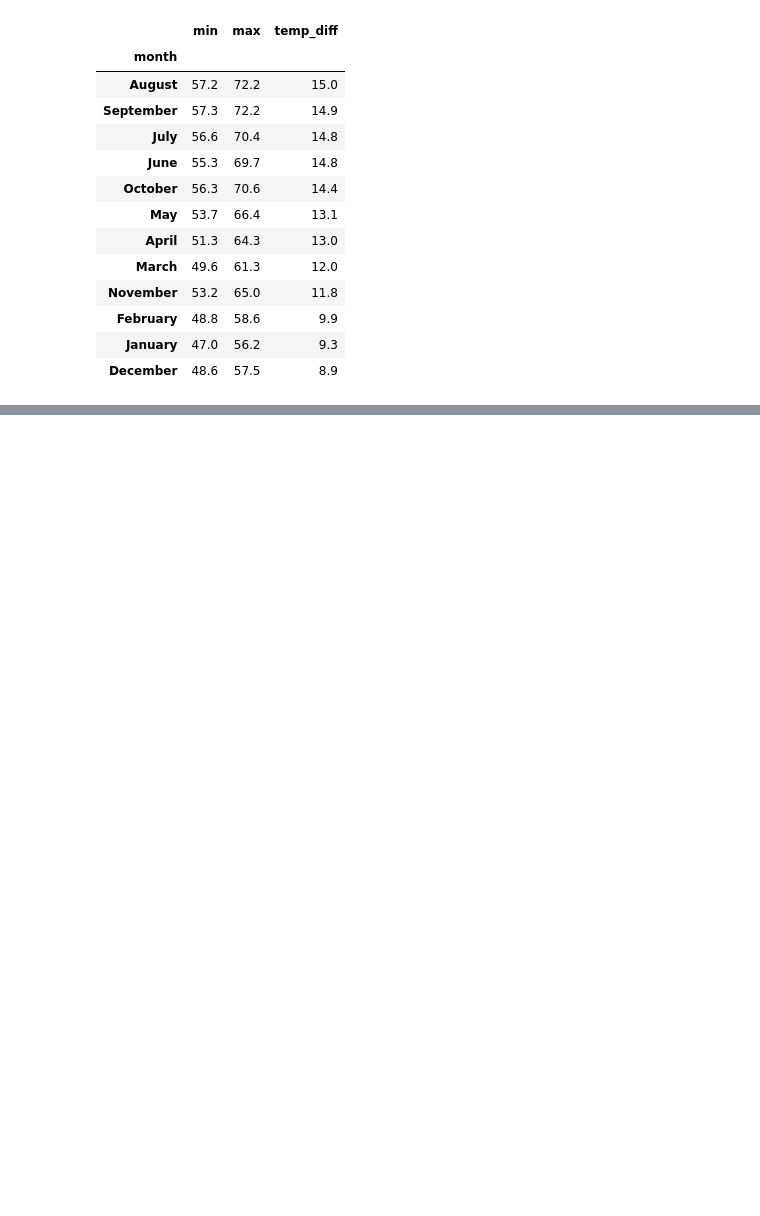
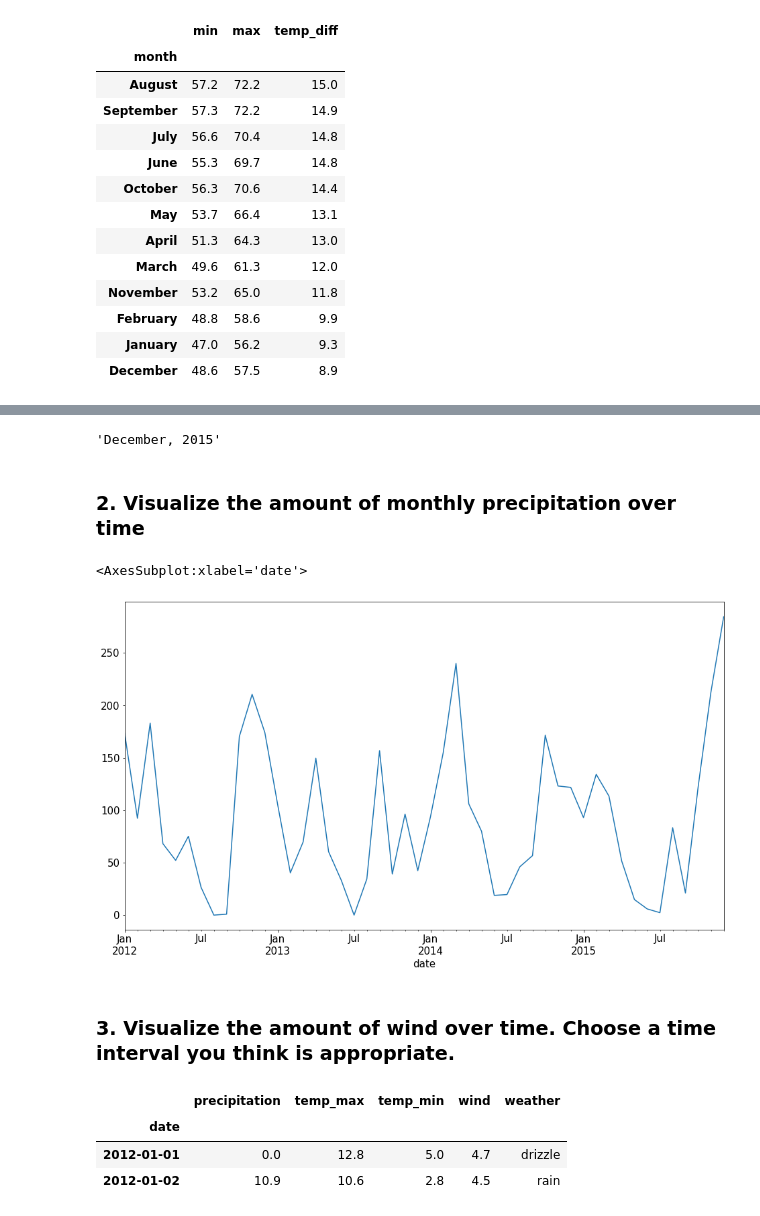
Before and after one commit to cristinalucin/time-series-exercises, a Jupyter notebook: data_acquisition.ipynb, the cells around one changed output, grey strips where cells are left out. Saved outputs shown, nothing was run; the diff lists cells and outputs as text; code cells hidden in the pictures; blank space fills up the shorter version.

```diff
--- a/data_acquisition.ipynb
+++ b/data_acquisition.ipynb
@@ -948,0 +193,2 @@ days.groupby('month').max().sort_values('temp_diff', ascending=False)
+# %%
+df = data.seattle_weather()
@@ -948,0 +222,21 @@ days.groupby('month').max().sort_values('temp_diff', ascending=False)
+# %%
+# Class solution with strftime
+df.resample('M').precipitation.sum().idxmax().strftime('%B, %Y')
+# %% [output]
+'December, 2015'
+# %% [markdown]
+### 2. Visualize the amount of monthly precipitation over time
+# %%
+df.resample('M').sum().precipitation.plot()
+# %% [output]
+<AxesSubplot:xlabel='date'>
+[figure, added]
+# %% [markdown]
+### 3. Visualize the amount of wind over time. Choose a time interval you think is appropriate.
+# %%
+df.head(2)
+# %% [output]
+|  | precipitation | temp_max | temp_min | wind | weather |
+| date |  |  |  |  |  |
+| 2012-01-01 | 0.0 | 12.8 | 5.0 | 4.7 | drizzle |
+| 2012-01-02 | 10.9 | 10.6 | 2.8 | 4.5 | rain |
```
Also changed, not shown: parts of 124 cells of this notebook.
